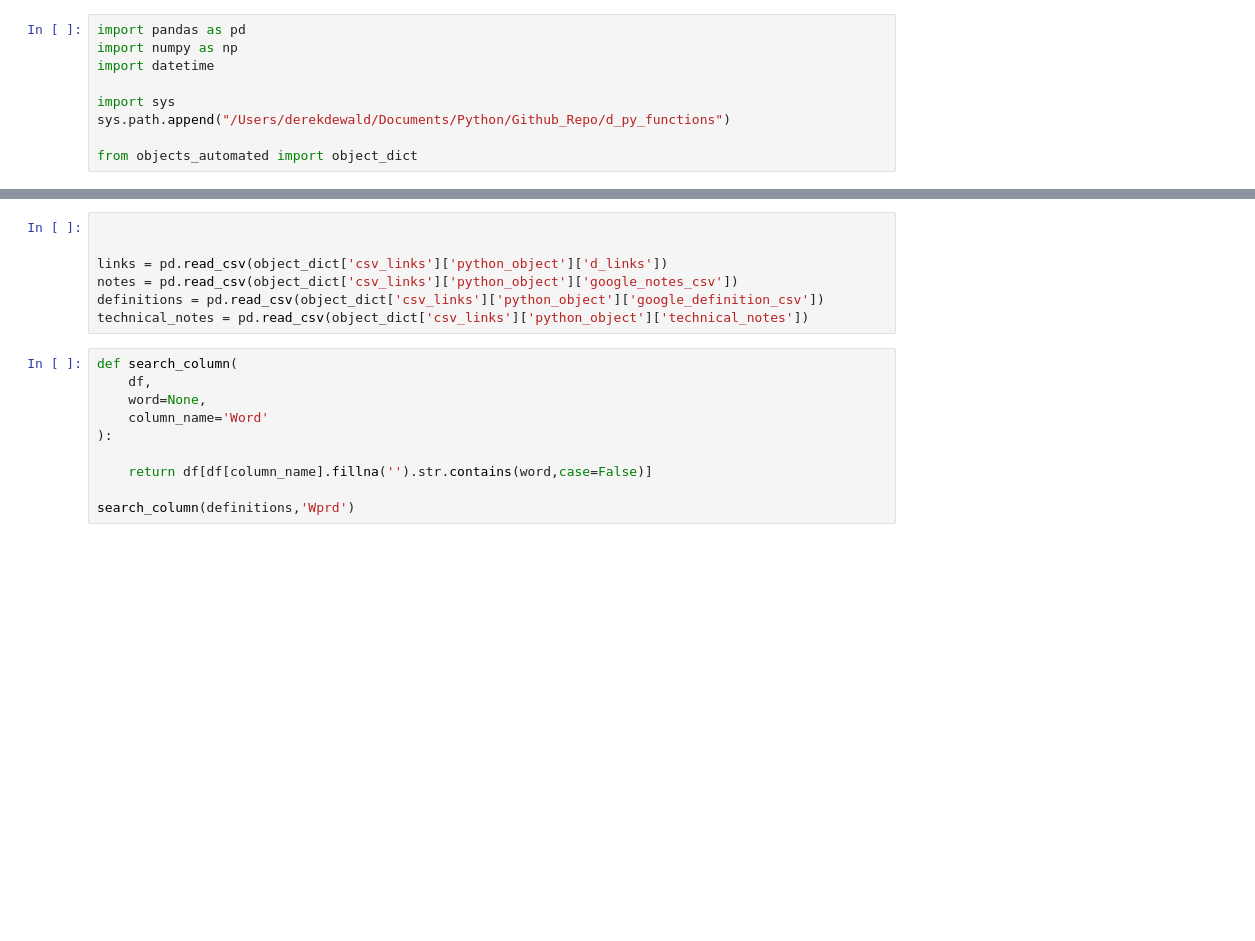
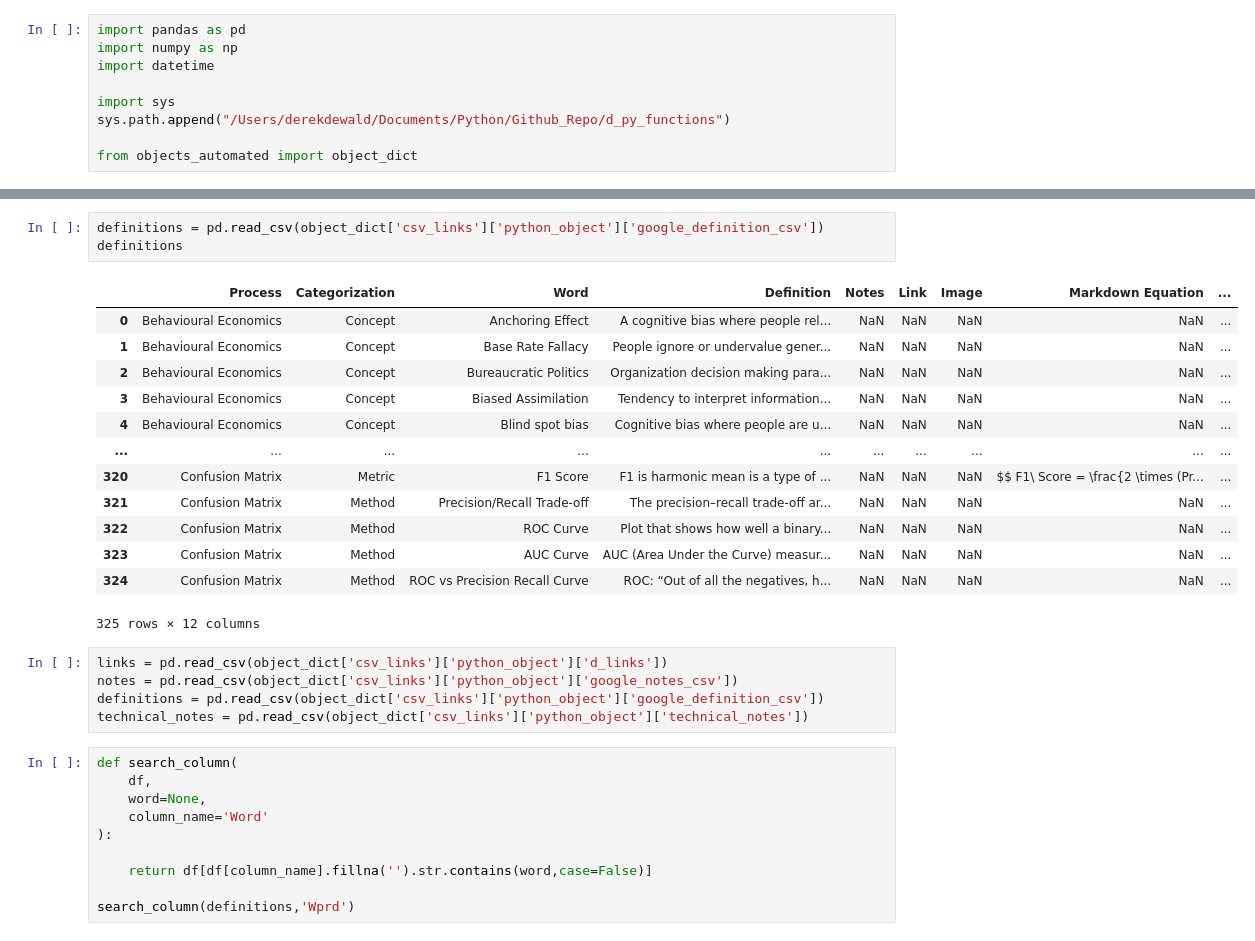
Before and after one commit to derek-dewald/Python_Tools, a Jupyter notebook: JupyterNotebooks/Untitled1.ipynb, the cells around one changed output, grey strips where cells are left out. Drawn from its saved outputs; the diff is of its cells as text; blank space fills up the shorter version.

```diff
--- a/JupyterNotebooks/Untitled1.ipynb
+++ b/JupyterNotebooks/Untitled1.ipynb
@@ -26,6 +74,21 @@ df = pd.read_csv(object_dict['csv_links']['python_object']['google_definition_cs
+# %%
+definitions = pd.read_csv(object_dict['csv_links']['python_object']['google_definition_csv'])
+definitions
+# %% [output]
+|  | Process | Categorization | Word | Definition | Notes | Link | Image | Markdown Equation | ... |
+| 0 | Behavioural Economics | Concept | Anchoring Effect | A cognitive bias where people rel... | NaN | NaN | NaN | NaN | ... |
+| 1 | Behavioural Economics | Concept | Base Rate Fallacy | People ignore or undervalue gener... | NaN | NaN | NaN | NaN | ... |
+| 2 | Behavioural Economics | Concept | Bureaucratic Politics | Organization decision making para... | NaN | NaN | NaN | NaN | ... |
+| 3 | Behavioural Economics | Concept | Biased Assimilation | Tendency to interpret information... | NaN | NaN | NaN | NaN | ... |
+| 4 | Behavioural Economics | Concept | Blind spot bias | Cognitive bias where people are u... | NaN | NaN | NaN | NaN | ... |
+| ... | ... | ... | ... | ... | ... | ... | ... | ... | ... |
+| 320 | Confusion Matrix | Metric | F1 Score | F1 is harmonic mean is a type of ... | NaN | NaN | NaN | $$ F1\ Score = \frac{2 \times (Pr... | ... |
+| 321 | Confusion Matrix | Method | Precision/Recall Trade-off | The precision–recall trade-off ar... | NaN | NaN | NaN | NaN | ... |
+| 322 | Confusion Matrix | Method | ROC Curve | Plot that shows how well a binary... | NaN | NaN | NaN | NaN | ... |
+| 323 | Confusion Matrix | Method | AUC Curve | AUC (Area Under the Curve) measur... | NaN | NaN | NaN | NaN | ... |
+| 324 | Confusion Matrix | Method | ROC vs Precision Recall Curve | ROC: “Out of all the negatives, h... | NaN | NaN | NaN | NaN | ... |
+325 rows × 12 columns
 # %%
-
-
 links = pd.read_csv(object_dict['csv_links']['python_object']['d_links'])
 notes = pd.read_csv(object_dict['csv_links']['python_object']['google_notes_csv'])
 definitions = pd.read_csv(object_dict['csv_links']['python_object']['google_definition_csv'])
```
Also changed, not shown: parts of 12 cells of this notebook, 17 other files.
